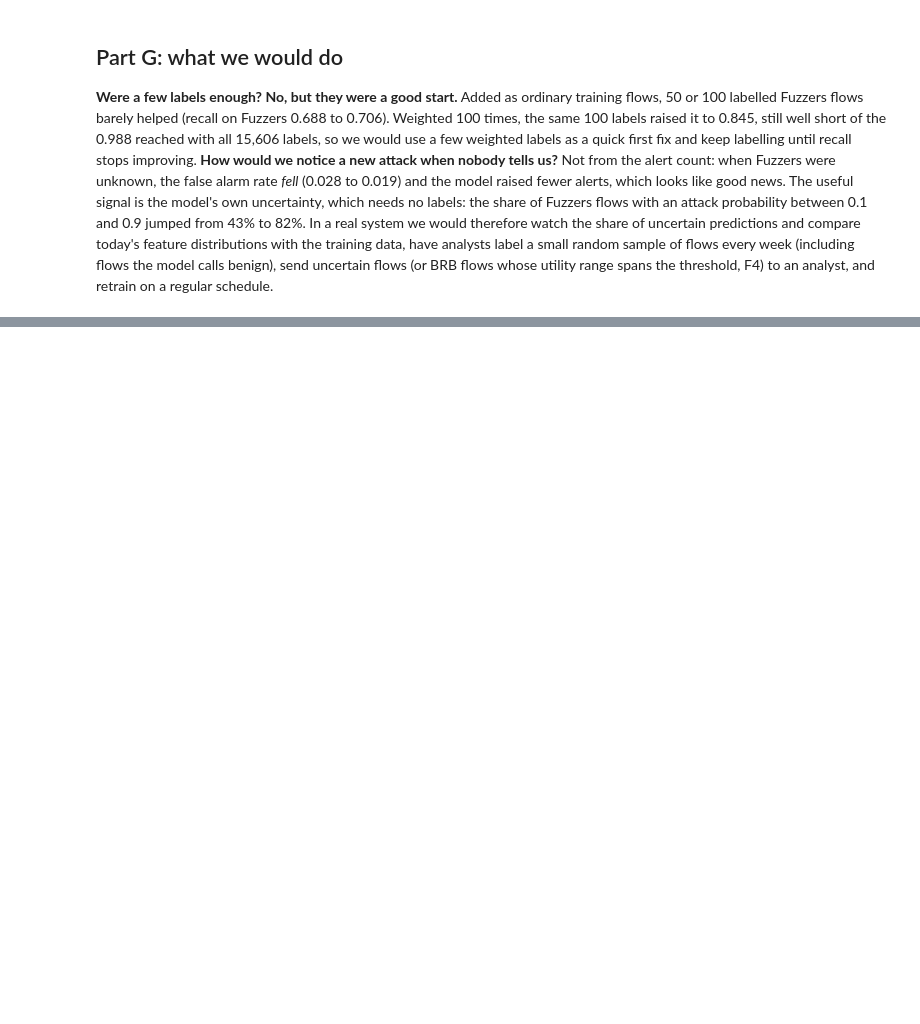
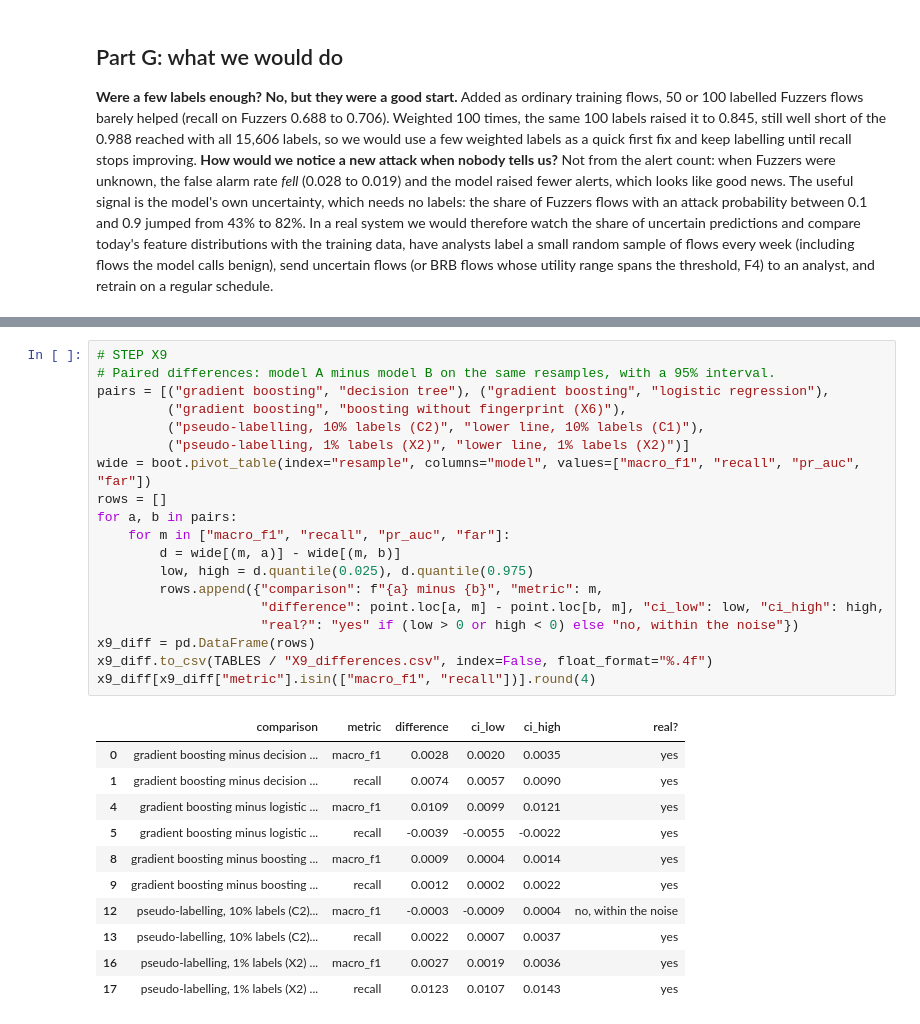
Before and after one commit to steve-nt/AI-for-Cybersecurity-Final-Mini-Project, a Jupyter notebook: mini_project_unsw_nb15.ipynb, the cells around one changed output, grey strips where cells are left out. Drawn from its saved outputs; the diff is of its cells as text; blank space fills up the shorter version.

```diff
--- a/mini_project_unsw_nb15.ipynb
+++ b/mini_project_unsw_nb15.ipynb
@@ -3739,0 +4715,31 @@ and retrain on a regular schedule.
+# %%
+# STEP X9
+# Paired differences: model A minus model B on the same resamples, with a 95% interval.
+pairs = [("gradient boosting", "decision tree"), ("gradient boosting", "logistic regression"),
+         ("gradient boosting", "boosting without fingerprint (X6)"),
+         ("pseudo-labelling, 10% labels (C2)", "lower line, 10% labels (C1)"),
+         ("pseudo-labelling, 1% labels (X2)", "lower line, 1% labels (X2)")]
+wide = boot.pivot_table(index="resample", columns="model", values=["macro_f1", "recall", "pr_auc", "far"])
+rows = []
+for a, b in pairs:
+    for m in ["macro_f1", "recall", "pr_auc", "far"]:
+        d = wide[(m, a)] - wide[(m, b)]
+        low, high = d.quantile(0.025), d.quantile(0.975)
+        rows.append({"comparison": f"{a} minus {b}", "metric": m,
+                     "difference": point.loc[a, m] - point.loc[b, m], "ci_low": low, "ci_high": high,
+                     "real?": "yes" if (low > 0 or high < 0) else "no, within the noise"})
+x9_diff = pd.DataFrame(rows)
+x9_diff.to_csv(TABLES / "X9_differences.csv", index=False, float_format="%.4f")
+x9_diff[x9_diff["metric"].isin(["macro_f1", "recall"])].round(4)
+# %% [output]
+|  | comparison | metric | difference | ci_low | ci_high | real? |
+| 0 | gradient boosting minus decision ... | macro_f1 | 0.0028 | 0.0020 | 0.0035 | yes |
+| 1 | gradient boosting minus decision ... | recall | 0.0074 | 0.0057 | 0.0090 | yes |
+| 4 | gradient boosting minus logistic ... | macro_f1 | 0.0109 | 0.0099 | 0.0121 | yes |
+| 5 | gradient boosting minus logistic ... | recall | -0.0039 | -0.0055 | -0.0022 | yes |
+| 8 | gradient boosting minus boosting ... | macro_f1 | 0.0009 | 0.0004 | 0.0014 | yes |
+| 9 | gradient boosting minus boosting ... | recall | 0.0012 | 0.0002 | 0.0022 | yes |
+| 12 | pseudo-labelling, 10% labels (C2)... | macro_f1 | -0.0003 | -0.0009 | 0.0004 | no, within the noise |
+| 13 | pseudo-labelling, 10% labels (C2)... | recall | 0.0022 | 0.0007 | 0.0037 | yes |
+| 16 | pseudo-labelling, 1% labels (X2) ... | macro_f1 | 0.0027 | 0.0019 | 0.0036 | yes |
+| 17 | pseudo-labelling, 1% labels (X2) ... | recall | 0.0123 | 0.0107 | 0.0143 | yes |
```
Also changed, not shown: parts of 36 cells of this notebook, 31 other files.
